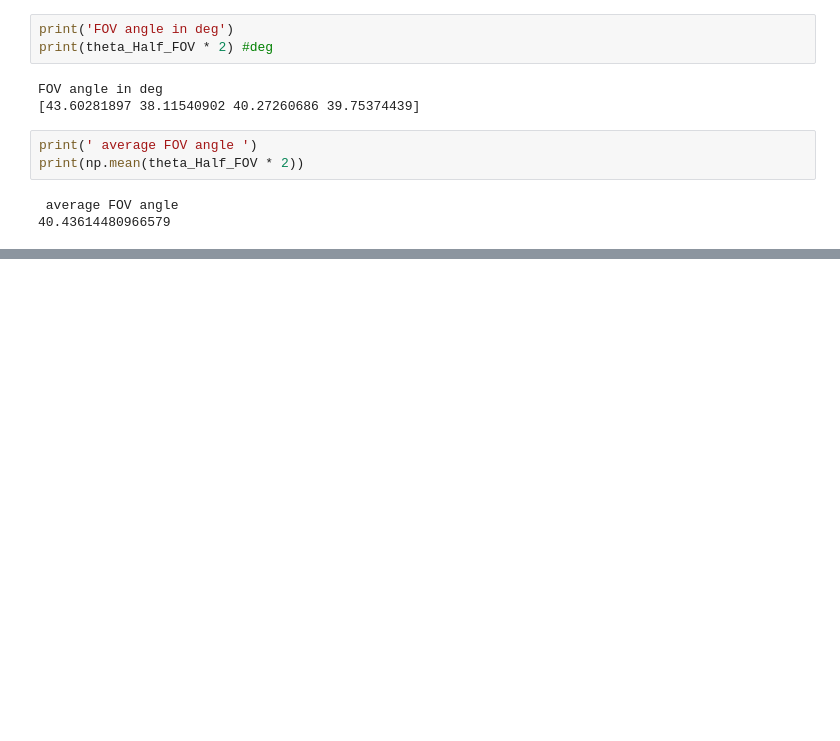
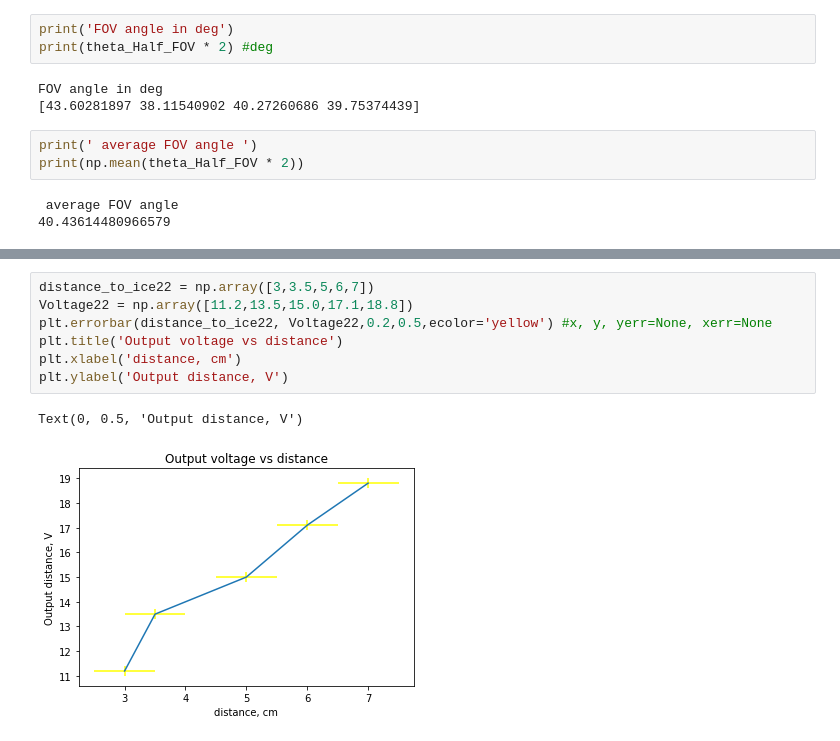
Before and after one commit to alisanozdrina/lightSensor, a Jupyter notebook: lightSensor.ipynb, the cells around one changed output, grey strips where cells are left out. Saved outputs shown, nothing was run; the diff lists cells and outputs as text; blank space fills up the shorter version.

```diff
--- a/lightSensor.ipynb
+++ b/lightSensor.ipynb
@@ -200,0 +247,10 @@ Data from Proximity and ambient light sensing (ALS) module specification documen
+# %%
+distance_to_ice22 = np.array([3,3.5,5,6,7])
+Voltage22 = np.array([11.2,13.5,15.0,17.1,18.8])
+plt.errorbar(distance_to_ice22, Voltage22,0.2,0.5,ecolor='yellow') #x, y, yerr=None, xerr=None
+plt.title('Output voltage vs distance')
+plt.xlabel('distance, cm')
+plt.ylabel('Output distance, V')
+# %% [output]
+Text(0, 0.5, 'Output distance, V')
+[figure, added]
```
Also changed, not shown: parts of 54 cells of this notebook, 1 other file.
